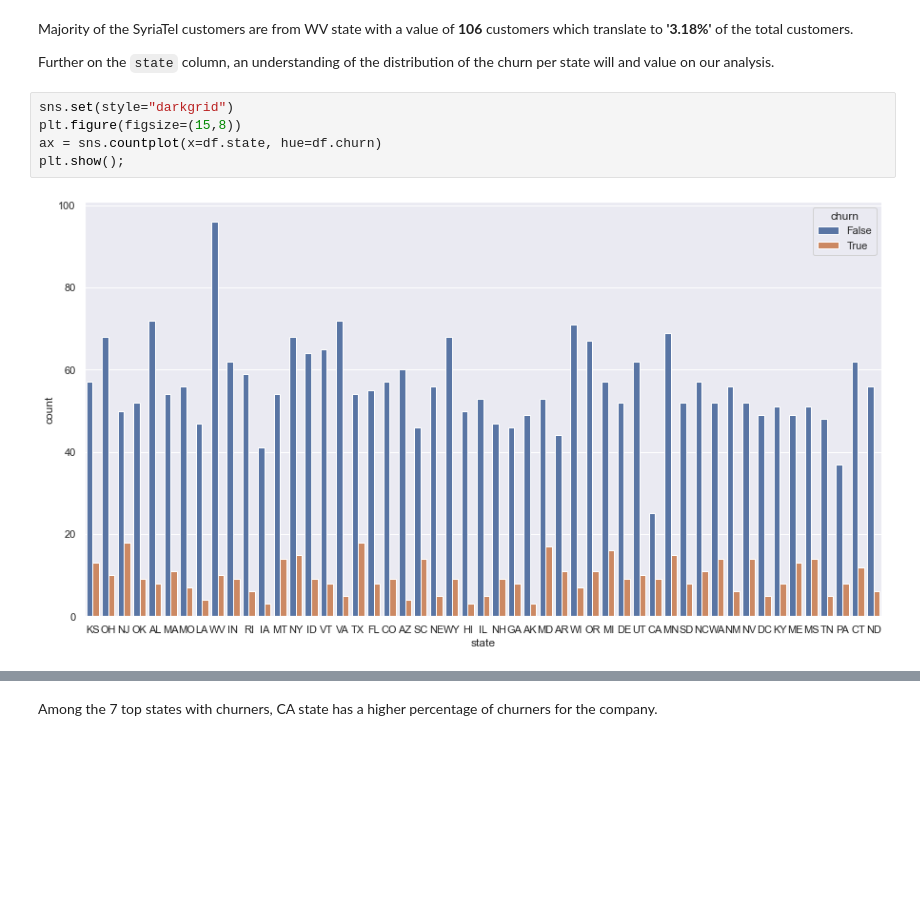
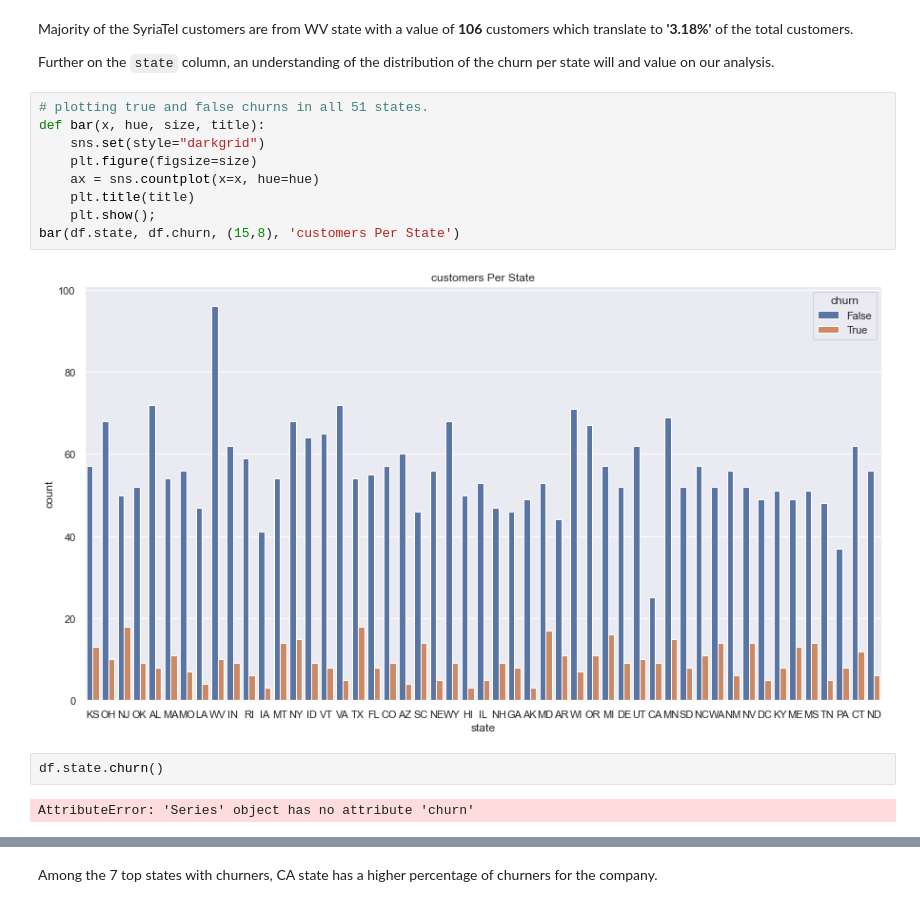
Before and after one commit to Leon380/Phase3_Project, a Jupyter notebook: notebook.ipynb, the cells around one changed output, grey strips where cells are left out. Cells and saved outputs as stored; diff of their text form; blank space fills up the shorter version.

```diff
--- a/notebook.ipynb
+++ b/notebook.ipynb
@@ -265,11 +271,19 @@ plt.show()
 Majority of the SyriaTel customers are from WV state with a value of **106** customers which translate to **'3.18%'** of the total customers.
 
 Further on the `state` column, an understanding of the distribution of the churn per state will and value on our analysis.
-# %%
-sns.set(style="darkgrid")
-plt.figure(figsize=(15,8))
-ax = sns.countplot(x=df.state, hue=df.churn)
-plt.show();
-# %% [output]
-[figure, removed]
+# %%
+# plotting true and false churns in all 51 states.
+def bar(x, hue, size, title):
+    sns.set(style="darkgrid")
+    plt.figure(figsize=size)
+    ax = sns.countplot(x=x, hue=hue)
+    plt.title(title)
+    plt.show();
+bar(df.state, df.churn, (15,8), 'customers Per State')
+# %% [output]
+[figure, added]
+# %%
+df.state.churn()
+# %% [output]
+AttributeError: 'Series' object has no attribute 'churn'
 # %%
```
Also changed, not shown: parts of 3 cells of this notebook.
